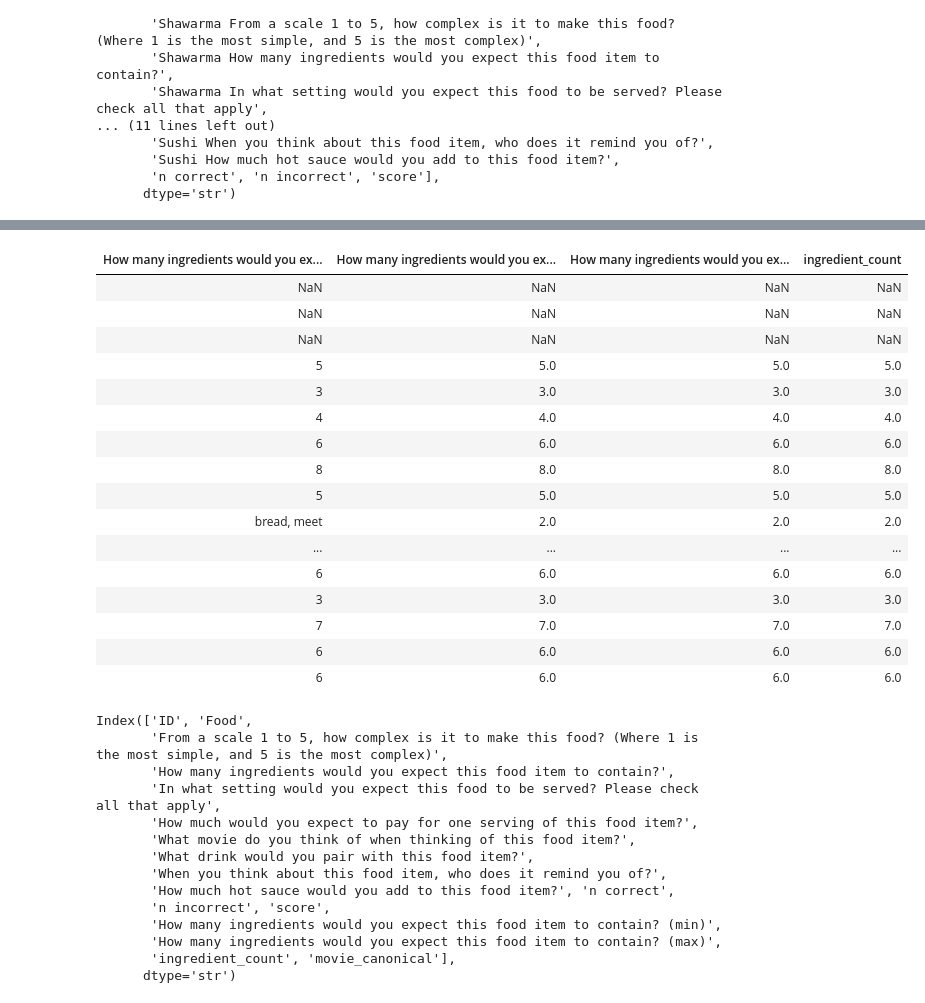
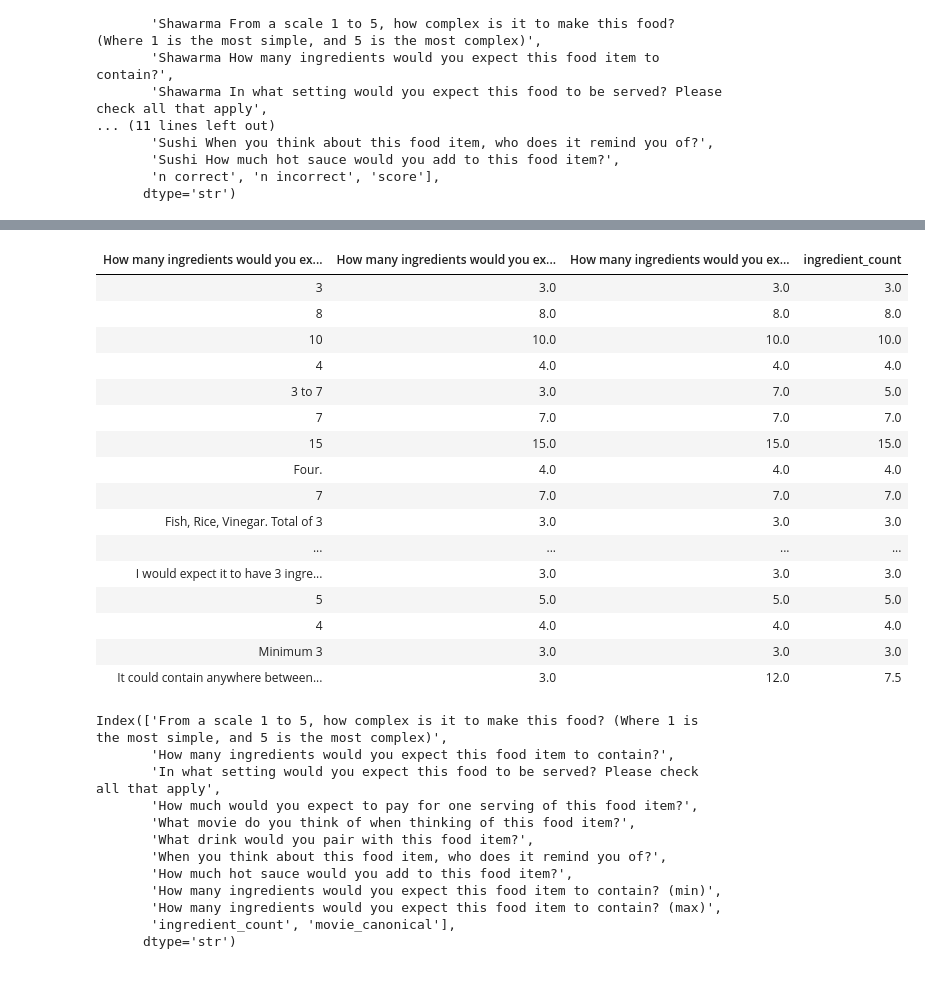
Before and after one commit to btn-1/end-to-end-ml, a Jupyter notebook: endtoend.ipynb, the cells around one changed output, grey strips where cells are left out. Cells and saved outputs as stored; diff of their text form; code cells hidden in the pictures.

```diff
--- a/endtoend.ipynb
+++ b/endtoend.ipynb
@@ -382,38 +454,52 @@ display(HTML(f"""
 """))
 # %% [output]
 [interactive output not drawn]
+# %%
+X = data_reshaped.drop(data_reshaped.columns[[0,1,10,11,12]], axis=1)
+y = data_reshaped['Food']
+# %%
+X_train, X_temp, y_train, y_temp = train_test_split(
+    X, y,
+    test_size=0.30,
+    random_state=42
+)
+X_val, X_test, y_val, y_test = train_test_split(
+    X_temp, y_temp,
+    test_size=0.50,
+    random_state=42
+)
 # %%
-df = apply_ingredient_parsing(data_reshaped)
+df = apply_ingredient_parsing(X_train)
 parse_check = df[[
     'How many ingredients would you expect this food item to contain?',
     'How many ingredients would you expect this food item to contain? (min)',
     'How many ingredients would you expect this food item to contain? (max)',
     'ingredient_count'
 ]]
 
 display(HTML(f"""
 <div style="max-height:400px; overflow-y:auto;">
 {parse_check.to_html(index=False)}
 </div>
 """))
 # %% [output]
 | How many ingredients would you ex... | How many ingredients would you ex... | How many ingredients would you ex... | ingredient_count |
-| NaN | NaN | NaN | NaN |
-| NaN | NaN | NaN | NaN |
-| NaN | NaN | NaN | NaN |
+| 3 | 3.0 | 3.0 | 3.0 |
+| 8 | 8.0 | 8.0 | 8.0 |
+| 10 | 10.0 | 10.0 | 10.0 |
+| 4 | 4.0 | 4.0 | 4.0 |
+| 3 to 7 | 3.0 | 7.0 | 5.0 |
+| 7 | 7.0 | 7.0 | 7.0 |
+| 15 | 15.0 | 15.0 | 15.0 |
+| Four. | 4.0 | 4.0 | 4.0 |
+| 7 | 7.0 | 7.0 | 7.0 |
+| Fish, Rice, Vinegar. Total of 3 | 3.0 | 3.0 | 3.0 |
+| ... | ... | ... | ... |
+| I would expect it to have 3 ingre... | 3.0 | 3.0 | 3.0 |
 | 5 | 5.0 | 5.0 | 5.0 |
-| 3 | 3.0 | 3.0 | 3.0 |
 | 4 | 4.0 | 4.0 | 4.0 |
-| 6 | 6.0 | 6.0 | 6.0 |
-| 8 | 8.0 | 8.0 | 8.0 |
-| 5 | 5.0 | 5.0 | 5.0 |
-| bread, meet | 2.0 | 2.0 | 2.0 |
-| ... | ... | ... | ... |
-| 6 | 6.0 | 6.0 | 6.0 |
-| 3 | 3.0 | 3.0 | 3.0 |
-| 7 | 7.0 | 7.0 | 7.0 |
-| 6 | 6.0 | 6.0 | 6.0 |
-| 6 | 6.0 | 6.0 | 6.0 |
+| Minimum 3 | 3.0 | 3.0 | 3.0 |
+| It could contain anywhere between... | 3.0 | 12.0 | 7.5 |
 # %%
 
 df = apply_movie_mapping(
@@ -424,16 +510,14 @@ df = apply_movie_mapping(
 # %%
 df.columns
 # %% [output]
-Index(['ID', 'Food',
-       'From a scale 1 to 5, how complex is it to make this food? (Where 1 is the most simple, and 5 is the most complex)',
+Index(['From a scale 1 to 5, how complex is it to make this food? (Where 1 is the most simple, and 5 is the most complex)',
        'How many ingredients would you expect this food item to contain?',
        'In what setting would you expect this food to be served? Please check all that apply',
        'How much would you expect to pay for one serving of this food item?',
        'What movie do you think of when thinking of this food item?',
        'What drink would you pair with this food item?',
        'When you think about this food item, who does it remind you of?',
-       'How much hot sauce would you add to this food item?', 'n correct',
-       'n incorrect', 'score',
+       'How much hot sauce would you add to this food item?',
        'How many ingredients would you expect this food item to contain? (min)',
        'How many ingredients would you expect this food item to contain? (max)',
        'ingredient_count', 'movie_canonical'],
```
Also changed, not shown: parts of 40 cells of this notebook.
